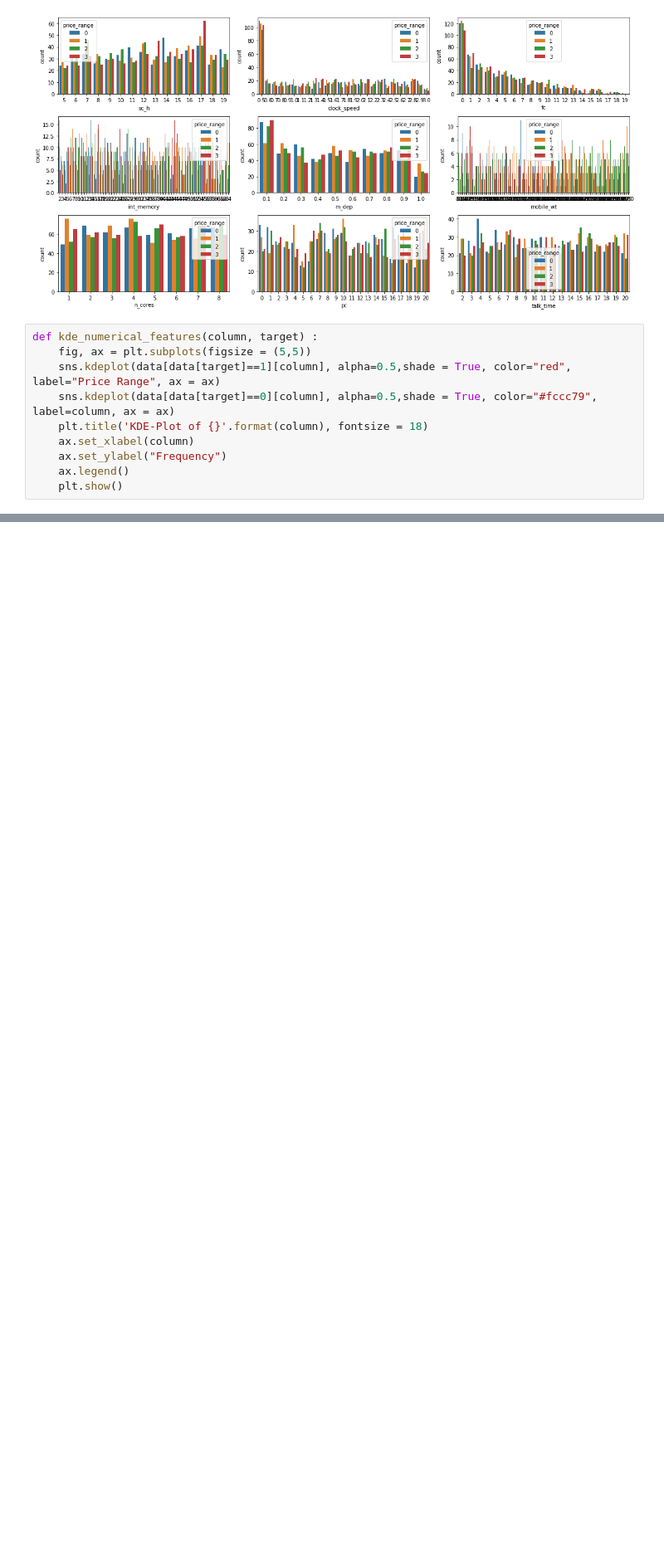
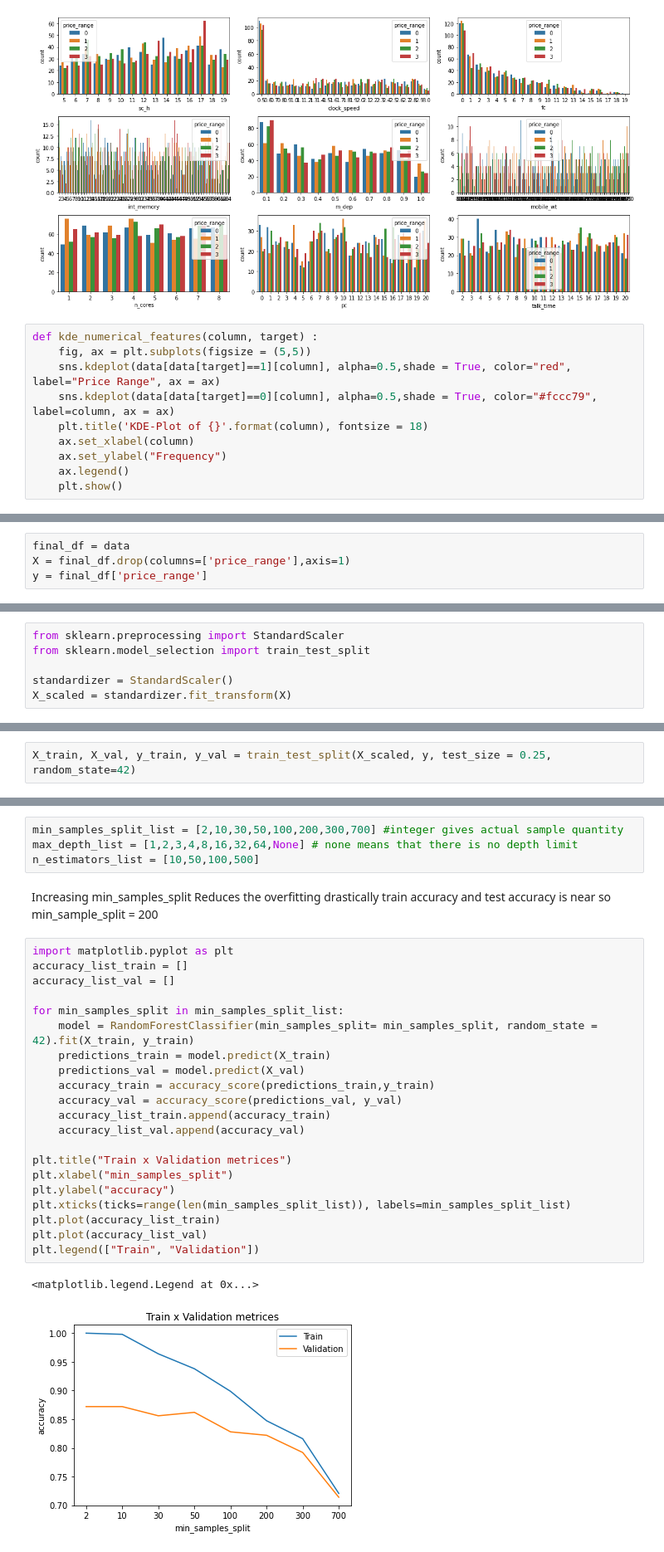
Before and after one commit to Samikshya0620/Mobile-Price-Classifier, a Jupyter notebook: rando forest.ipynb, the cells around one changed output, grey strips where cells are left out. Shown at 83% size. Saved outputs shown, nothing was run; the diff lists cells and outputs as text; blank space fills up the shorter version.

Commit message:
implemented models

```diff
--- a/rando forest.ipynb
+++ b/rando forest.ipynb
@@ -307,0 +311,4 @@ for column in num_features:
+# %%
+final_df = data
+X = final_df.drop(columns=['price_range'],axis=1)
+y = final_df['price_range']
@@ -307,0 +317,6 @@ for column in num_features:
+# %%
+from sklearn.preprocessing import StandardScaler
+from sklearn.model_selection import train_test_split
+
+standardizer = StandardScaler()
+X_scaled = standardizer.fit_transform(X)
@@ -307,0 +352,2 @@ for column in num_features:
+# %%
+X_train, X_val, y_train, y_val = train_test_split(X_scaled, y, test_size = 0.25, random_state=42)
@@ -307,0 +370,31 @@ for column in num_features:
+# %%
+min_samples_split_list = [2,10,30,50,100,200,300,700] #integer gives actual sample quantity
+max_depth_list = [1,2,3,4,8,16,32,64,None] # none means that there is no depth limit
+n_estimators_list = [10,50,100,500]
+# %% [markdown]
+Increasing min_samples_split
+Reduces the overfitting drastically train accuracy and test accuracy is near so min_sample_split = 200
+# %%
+import matplotlib.pyplot as plt
+accuracy_list_train = []
+accuracy_list_val = []
+
+for min_samples_split in min_samples_split_list:
+    model = RandomForestClassifier(min_samples_split= min_samples_split, random_state = 42).fit(X_train, y_train)
+    predictions_train = model.predict(X_train)
+    predictions_val = model.predict(X_val)
+    accuracy_train = accuracy_score(predictions_train,y_train)
+    accuracy_val = accuracy_score(predictions_val, y_val)
+    accuracy_list_train.append(accuracy_train)
+    accuracy_list_val.append(accuracy_val)
+
+plt.title("Train x Validation metrices")
+plt.xlabel("min_samples_split")
+plt.ylabel("accuracy")
+plt.xticks(ticks=range(len(min_samples_split_list)), labels=min_samples_split_list)
+plt.plot(accuracy_list_train)
+plt.plot(accuracy_list_val)
+plt.legend(["Train", "Validation"])
+# %% [output]
+<matplotlib.legend.Legend at 0x...>
+[figure, added]
```
Also changed, not shown: parts of 33 cells of this notebook, 5 other files.
